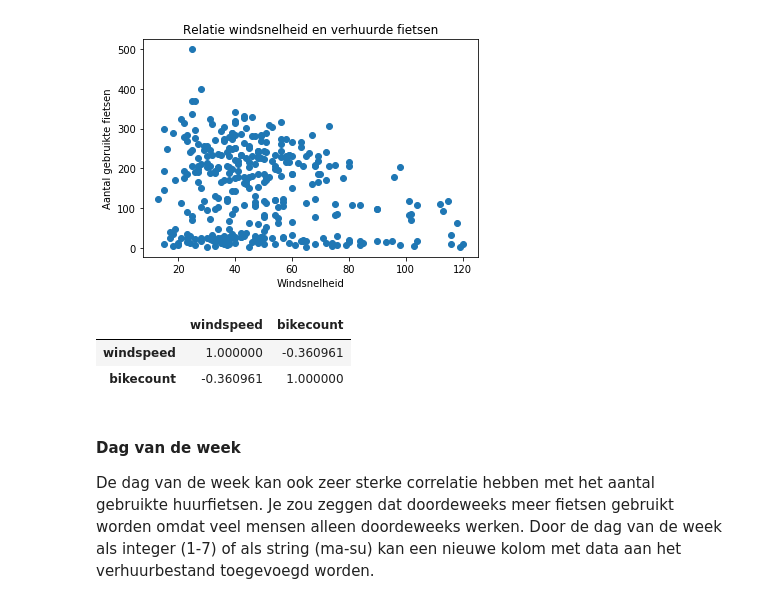
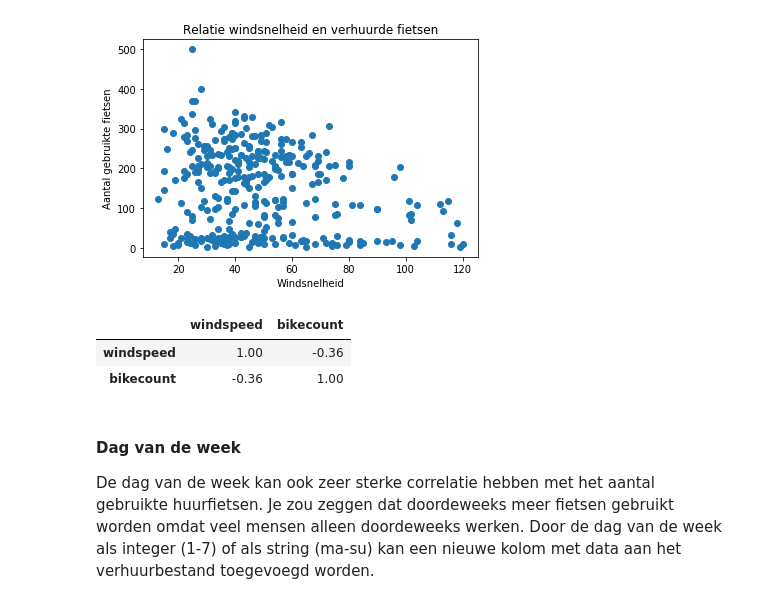
Before and after one commit to vlreinier/DIP, a Jupyter notebook: FlickBikeAnalysis.ipynb, the cells around one changed output. Cells and saved outputs as stored; diff of their text form; code cells hidden in the pictures.

```diff
--- a/FlickBikeAnalysis.ipynb
+++ b/FlickBikeAnalysis.ipynb
@@ -141,11 +111,11 @@ plt.show()
 # %% [output]
 [figure]
 # %%
-wind[wind['windspeed'] > wind['windspeed'].mean()].corr().style.background_gradient(cmap='coolwarm')
+wind[wind['windspeed'] > wind['windspeed'].mean()].corr().style.background_gradient(cmap='coolwarm').set_precision(2)
 # %% [output]
 |  | windspeed | bikecount |
-| windspeed | 1.000000 | -0.360961 |
-| bikecount | -0.360961 | 1.000000 |
+| windspeed | 1.00 | -0.36 |
+| bikecount | -0.36 | 1.00 |
 # %% [markdown]
 #### Dag van de week
 
```
Also changed, not shown: parts of 8 cells of this notebook.
